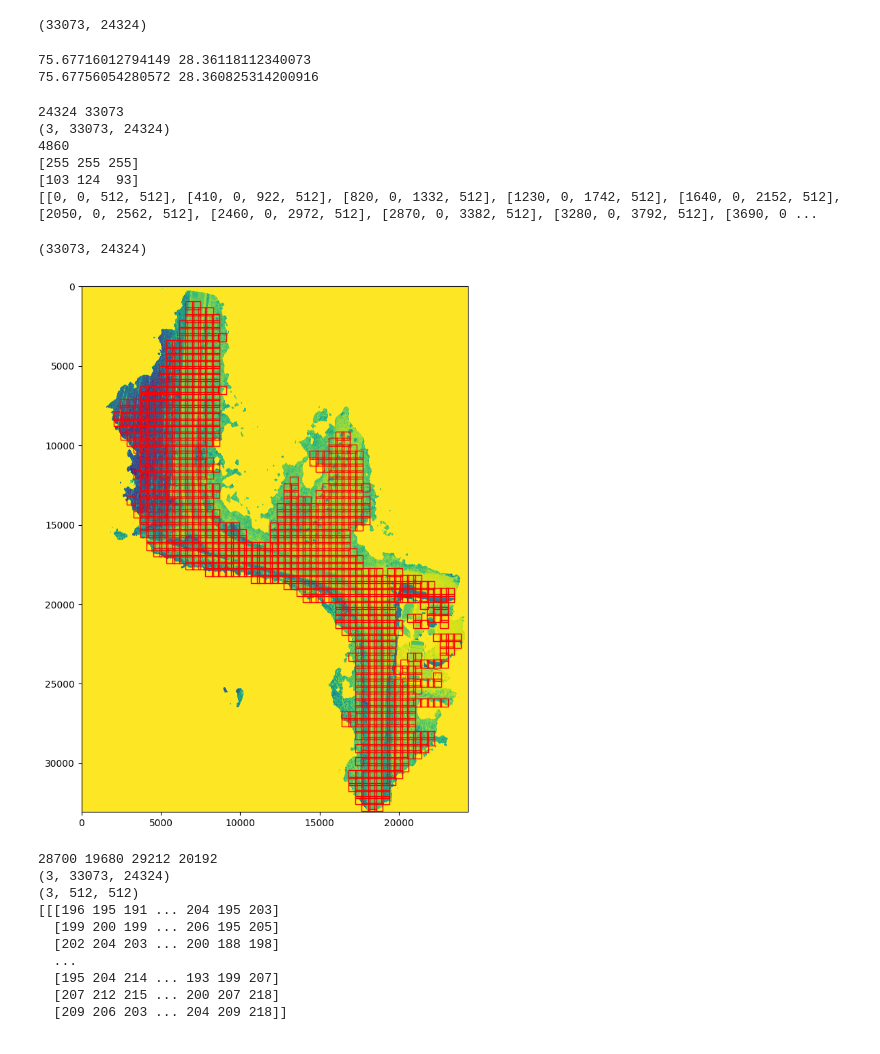
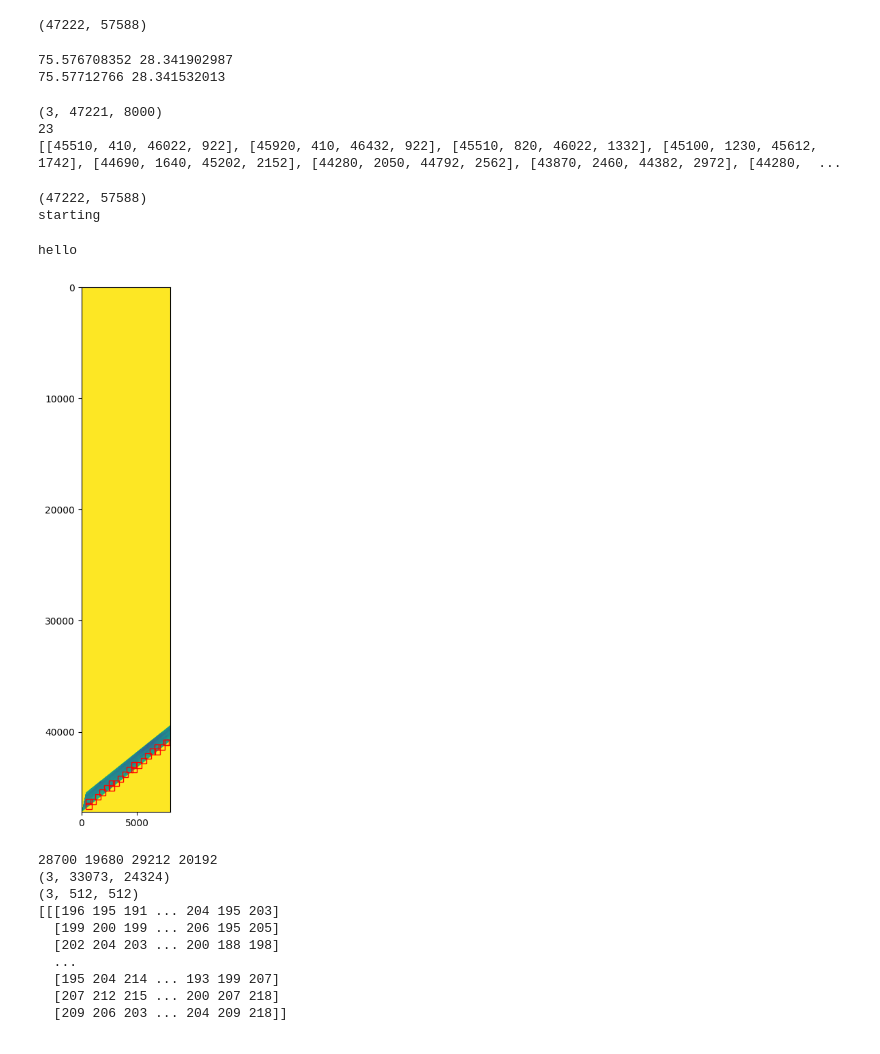
Before and after one commit to AD-lite24/NRIDA-Distress-Analyzer, a Jupyter notebook: sample_notebook.ipynb, the cells around one changed output. Saved outputs shown, nothing was run; the diff lists cells and outputs as text; code cells hidden in the pictures.

```diff
--- a/sample_notebook.ipynb
+++ b/sample_notebook.ipynb
@@ -4,8 +4,8 @@ from osgeo import gdal, osr
 import rasterio as rio
 import torch
 # %%
-dataset_dem = gdal.Open('../scripts/test_dem.tif')
-dataset_photo = gdal.Open('../scripts/test_ortho.tif')
+dataset_dem = gdal.Open('/Users/adityadandwate/Desktop/MDE/scripts/P2K_dem.tiff')
+dataset_photo = gdal.Open('/Users/adityadandwate/Desktop/MDE/scripts/P2K_ortho.tiff')
 # composite_photo = gdal.Open('BhaginatoKajra_CompositeBand.tif')
 print(dataset_dem.RasterCount)
 print(dataset_photo.RasterCount)
@@ -61,7 +61,7 @@ print(my_ortho_array.shape)
 image2d = my_ortho_array[0]
 print(image2d.shape)
 # %% [output]
-(33073, 24324)
+(47222, 57588)
 # %%
 geotransform1 = dataset_photo.GetGeoTransform()
 geotransform2 = dataset_dem.GetGeoTransform()
@@ -79,24 +79,27 @@ y_coord2 = geotransform2[3] + (x_pixel * geotransform2[4]) + (y_pixel * geotrans
 print(x_coord1, y_coord1)
 print(x_coord2, y_coord2)
 # %% [output]
-75.67716012794149 28.36118112340073
-75.67756054280572 28.360825314200916
+75.576708352 28.341902987
+75.57712766 28.341532013
 # %%
 import matplotlib.pyplot as plt
 import matplotlib
 import numpy as np
 from matplotlib import patches
+from tqdm import tqdm
 import cv2
 
 def show_image(image, bboxes):
+    print('starting')
     fig, ax = plt.subplots(1, figsize=(10, 10))
     ax.imshow(image)
 
-    for box in bboxes:
+    for box in tqdm(bboxes):
         x_min, y_min, x_max, y_max = box
-        rect = patches.Rectangle((y_min, x_max), x_max - x_min, y_max - y_min, linewidth=1, edgecolor='r', facecolor='none')
+        rect = patches.Rectangle((y_min, x_max), y_max - y_min, x_max - x_min, linewidth=1, edgecolor='r', facecolor='none')
         ax.add_patch(rect)
 
+    print("hello")
     plt.savefig("test.png")
 
 def show_image_2(image):
@@ -171,33 +174,31 @@ def calculate_slice_bboxes(
 # %%
 width = my_ortho_array.shape[1]
 height = my_ortho_array.shape[2]
-print(height, width)
-slices = calculate_slice_bboxes(image=my_ortho_array, image_height=height, image_width=width)
+
+part1_orthoarray = my_ortho_array[:, :47221, :8000]
+slices = calculate_slice_bboxes(image=part1_orthoarray, image_height=part1_orthoarray.shape[2], image_width=part1_orthoarray.shape[1])
 print(len(slices))
 
-print(my_ortho_array[:, 33072, 24323])
-print(my_ortho_array[:, 9122, 2460])
 
 print(slices[:10])
 # %% [output]
-24324 33073
-(3, 33073, 24324)
-4860
-[255 255 255]
-[103 124  93]
-[[0, 0, 512, 512], [410, 0, 922, 512], [820, 0, 1332, 512], [1230, 0, 1742, 512], [1640, 0, 2152, 512], [2050, 0, 2562, 512], [2460, 0, 2972, 512], [2870, 0, 3382, 512], [3280, 0, 3792, 512], [3690, 0 ...
+(3, 47221, 8000)
+23
+[[45510, 410, 46022, 922], [45920, 410, 46432, 922], [45510, 820, 46022, 1332], [45100, 1230, 45612, 1742], [44690, 1640, 45202, 2152], [44280, 2050, 44792, 2562], [43870, 2460, 44382, 2972], [44280,  ...
 # %%
 # for slice_idx, slice_box in enumerate(slices):
 #     show_image(image2d, [slice_box], [''])
 
 # show_image(myarray, bboxes=slices, class_labels=[''])
 print(image2d.shape)
 
-show_image(image2d, slices)
+show_image(part1_orthoarray[0], slices)
 # show_img_cv2(image2d, slices)
 # %% [output]
-(33073, 24324)
+(47222, 57588)
+starting
+hello
-[figure, old version]
+[figure, new version]
 # %%
 slice_index = 1000
 xmin, ymin, xmax, ymax = slices[slice_index]
```
Also changed, not shown: parts of 2 cells of this notebook, 2 other files.
